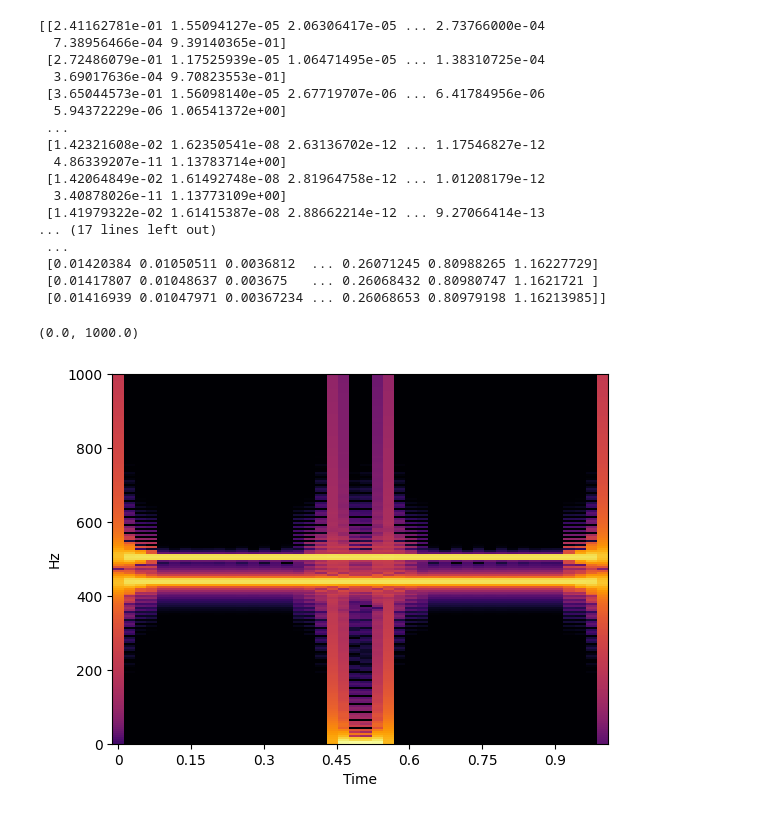
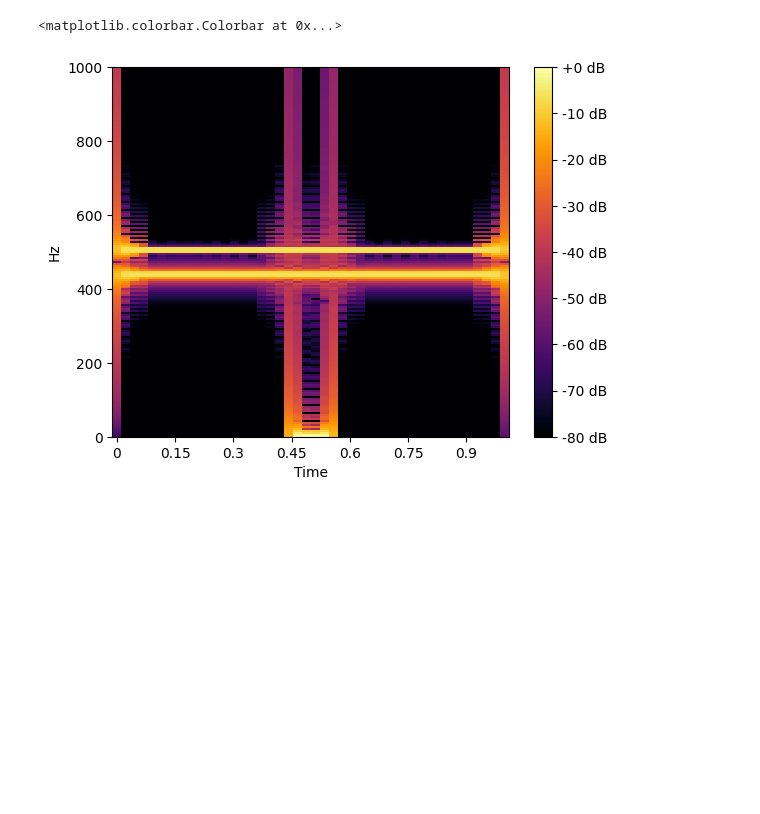
Before and after one commit to b-boechat/ctfr, a Jupyter notebook: examples/basic.ipynb, the cells around one changed output. Saved outputs shown, nothing was run; the diff lists cells and outputs as text; code cells hidden in the pictures; blank space fills up the shorter version.

```diff
--- a/examples/basic.ipynb
+++ b/examples/basic.ipynb
@@ -30,24 +33,8 @@ plt.ylim(0, 1000)
 # %%
 swgm_spec = tfrc.swgm_from_specs((spec_1024, spec_2048, spec_4096))
-specshow(power_to_db(swgm_spec, ref=np.max), sr=sr, hop_length=512, x_axis='time', y_axis='linear', cmap='inferno')
+img = specshow(power_to_db(swgm_spec, ref=np.max), sr=sr, hop_length=512, x_axis='time', y_axis='linear', cmap='inferno')
 plt.ylim(0, 1000)
+plt.colorbar(img, format="%+2.0f dB")
 # %% [output]
-[[2.41162781e-01 1.55094127e-05 2.06306417e-05 ... 2.73766000e-04
-  7.38956466e-04 9.39140365e-01]
- [2.72486079e-01 1.17525939e-05 1.06471495e-05 ... 1.38310725e-04
-  3.69017636e-04 9.70823553e-01]
- [3.65044573e-01 1.56098140e-05 2.67719707e-06 ... 6.41784956e-06
-  5.94372229e-06 1.06541372e+00]
- ...
- [1.42321608e-02 1.62350541e-08 2.63136702e-12 ... 1.17546827e-12
-  4.86339207e-11 1.13783714e+00]
- [1.42064849e-02 1.61492748e-08 2.81964758e-12 ... 1.01208179e-12
-  3.40878026e-11 1.13773109e+00]
- [1.41979322e-02 1.61415387e-08 2.88662214e-12 ... 9.27066414e-13
-... (17 lines left out)
- ...
- [0.01420384 0.01050511 0.0036812  ... 0.26071245 0.80988265 1.16227729]
- [0.01417807 0.01048637 0.003675   ... 0.26068432 0.80980747 1.1621721 ]
- [0.01416939 0.01047971 0.00367234 ... 0.26068653 0.80979198 1.16213985]]
+<matplotlib.colorbar.Colorbar at 0x...>
-(0.0, 1000.0)
-[figure, old version]
+[figure, new version]
```
Also changed, not shown: parts of 3 cells of this notebook.
